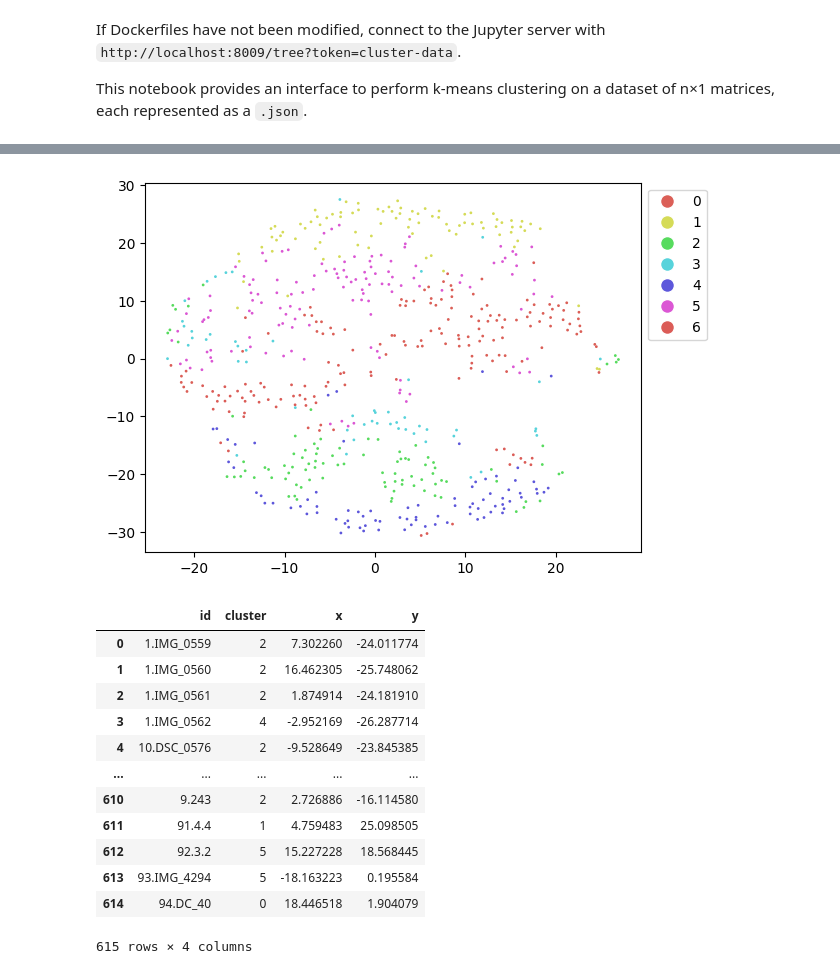
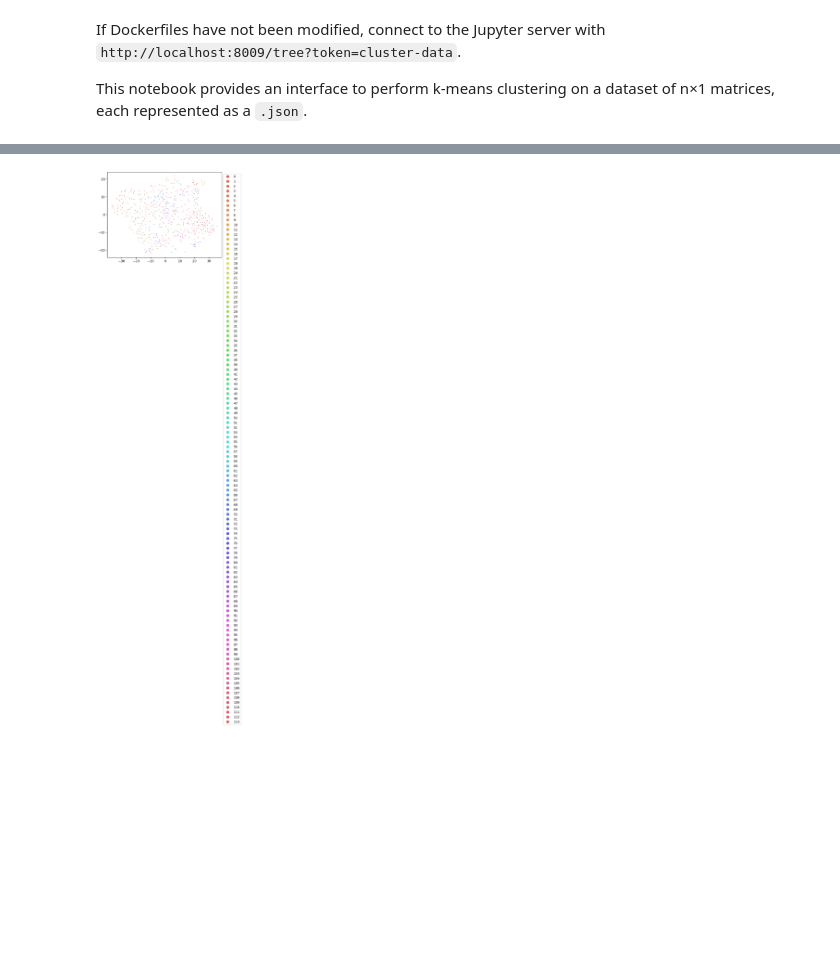
Before and after one commit to ccheemeng/street-view-cluster, a Jupyter notebook: notebooks/cluster-data.ipynb, the cells around one changed output, grey strips where cells are left out. Drawn from its saved outputs; the diff is of its cells as text; code cells hidden in the pictures; blank space fills up the shorter version.

Commit message:
Update clustering and prediction notebooks

```diff
--- a/notebooks/cluster-data.ipynb
+++ b/notebooks/cluster-data.ipynb
@@ -43,0 +52,5 @@ X_pca = pca.fit_transform(X_scaled)
+# %%
+hdbscan = HDBSCAN(min_cluster_size=2, min_samples=1, store_centers="centroid")
+hdbscan.fit(X_pca)
+X_hdbscan = X_pca
+n_clusters = len(set(hdbscan.labels_))
@@ -56,2 +70,0 @@ plt.show()
-# %%
-n_clusters = 7
@@ -58,41 +73,24 @@ n_clusters = 7
 # %%
-kmeans = KMeans(n_clusters=n_clusters, max_iter=2000, random_state=0)
-X_kmeans = kmeans.fit_transform(X_pca)
-cluster_df["cluster"] = kmeans.labels_
+# kmeans = KMeans(n_clusters=n_clusters, max_iter=2000, random_state=0)
+# X_kmeans = kmeans.fit_transform(X_pca)
+# cluster_df["cluster"] = kmeans.labels_
 
-Path(os.path.join(target_dir, output_dir)).mkdir(parents=True, exist_ok=True)
-with open(os.path.join(target_dir, output_dir, "kmeans.pkl"), "wb") as fp:
-    joblib.dump(kmeans, fp)
+# Path(os.path.join(target_dir, output_dir)).mkdir(parents=True, exist_ok=True)
+# with open(os.path.join(target_dir, output_dir, "kmeans.pkl"), "wb") as fp:
+#     joblib.dump(kmeans, fp)
 # %%
 tsne = TSNE(n_components=2, random_state=0)
-X_tsne = tsne.fit_transform(X_kmeans)
+X_tsne = tsne.fit_transform(X_hdbscan)
 cluster_df[['x', 'y']] = X_tsne
 
-Path(os.path.join(target_dir, output_dir)).mkdir(parents=True, exist_ok=True)
-with open(os.path.join(target_dir, output_dir, "tsne.pkl"), "wb") as fp:
-    joblib.dump(tsne, fp)
+# Path(os.path.join(target_dir, output_dir)).mkdir(parents=True, exist_ok=True)
+# with open(os.path.join(target_dir, output_dir, "tsne.pkl"), "wb") as fp:
+#     joblib.dump(tsne, fp)
 # %%
 cmap = sns.color_palette("hls", n_clusters + 4, as_cmap=True)
-plt.scatter(x=cluster_df['x'], y=cluster_df['y'], s=1, c=kmeans.labels_, cmap=cmap)
+plt.scatter(x=cluster_df['x'], y=cluster_df['y'], s=1, c=hdbscan.labels_, cmap=cmap)
 handles = [plt.Line2D([0], [0], marker='o', color='w', markerfacecolor=cmap(i / (n_clusters - 1)), markersize=10, label=i) for i in range(n_clusters)]
 plt.legend(handles=handles, bbox_to_anchor=(1, 1))
 plt.show()
 # %% [output]
-[figure, old version]
+[figure, new version]
-# %%
-with open(os.path.join(target_dir, output_dir, "cluster-coords.csv"), 'w') as fp:
-    cluster_df.to_csv(fp, index=False)
-# %% [output]
-|  | id | cluster | x | y |
-| 0 | 1.IMG_0559 | 2 | 7.302260 | -24.011774 |
-| 1 | 1.IMG_0560 | 2 | 16.462305 | -25.748062 |
-| 2 | 1.IMG_0561 | 2 | 1.874914 | -24.181910 |
-| 3 | 1.IMG_0562 | 4 | -2.952169 | -26.287714 |
-| 4 | 10.DSC_0576 | 2 | -9.528649 | -23.845385 |
-| ... | ... | ... | ... | ... |
-| 610 | 9.243 | 2 | 2.726886 | -16.114580 |
-| 611 | 91.4.4 | 1 | 4.759483 | 25.098505 |
-| 612 | 92.3.2 | 5 | 15.227228 | 18.568445 |
-| 613 | 93.IMG_4294 | 5 | -18.163223 | 0.195584 |
-| 614 | 94.DC_40 | 0 | 18.446518 | 1.904079 |
-615 rows × 4 columns
```
Also changed, not shown: parts of 6 cells of this notebook, 9 other files.
